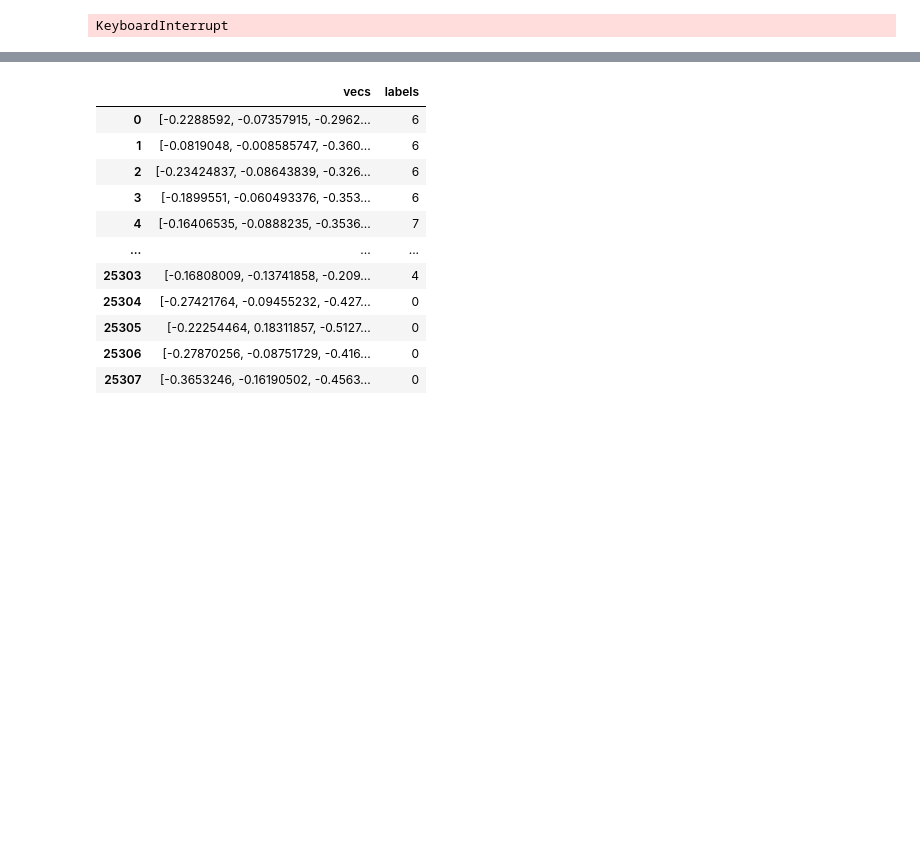
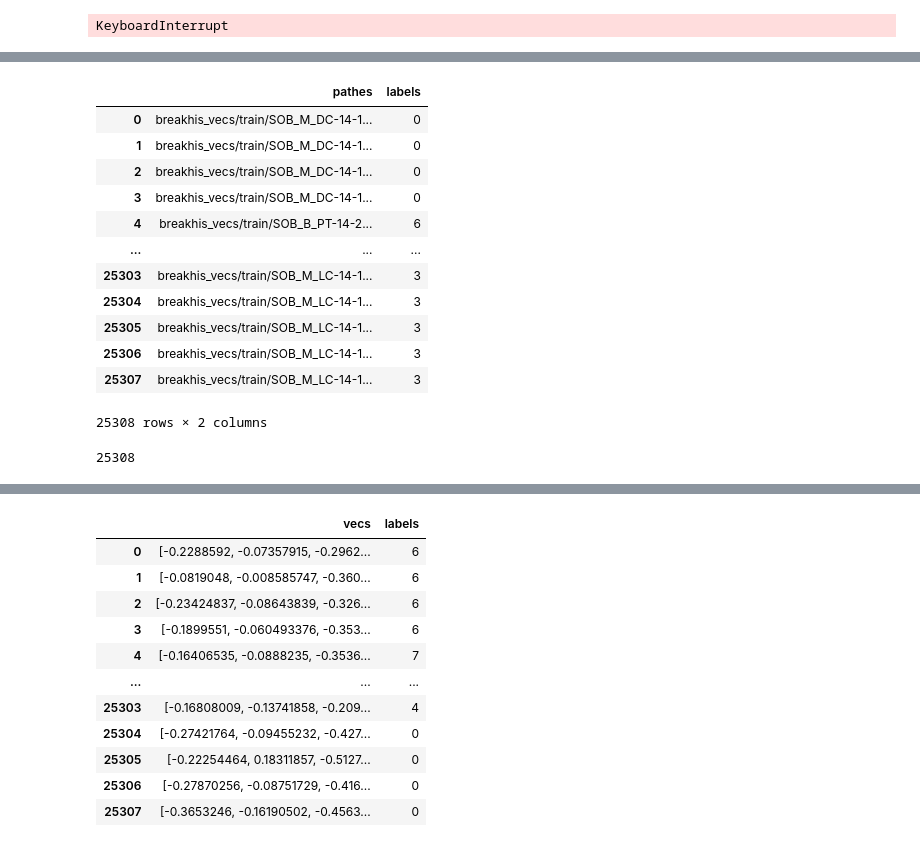
Before and after one commit to mseslami/breast-cancer-detection, a Jupyter notebook: breakhis.ipynb, the cells around one changed output, grey strips where cells are left out. Drawn from its saved outputs; the diff is of its cells as text; code cells hidden in the pictures; blank space fills up the shorter version.

```diff
--- a/breakhis.ipynb
+++ b/breakhis.ipynb
@@ -1920,0 +2087,21 @@ X = torch.linalg.lstsq(A, B).solution (Triggered internally at  C:\actions-runne
+# %%
+df_train = pd.DataFrame(data={'pathes':pathes, 'labels':labels})
+df_train
+# %% [output]
+|  | pathes | labels |
+| 0 | breakhis_vecs/train/SOB_M_DC-14-1... | 0 |
+| 1 | breakhis_vecs/train/SOB_M_DC-14-1... | 0 |
+| 2 | breakhis_vecs/train/SOB_M_DC-14-1... | 0 |
+| 3 | breakhis_vecs/train/SOB_M_DC-14-1... | 0 |
+| 4 | breakhis_vecs/train/SOB_B_PT-14-2... | 6 |
+| ... | ... | ... |
+| 25303 | breakhis_vecs/train/SOB_M_LC-14-1... | 3 |
+| 25304 | breakhis_vecs/train/SOB_M_LC-14-1... | 3 |
+| 25305 | breakhis_vecs/train/SOB_M_LC-14-1... | 3 |
+| 25306 | breakhis_vecs/train/SOB_M_LC-14-1... | 3 |
+| 25307 | breakhis_vecs/train/SOB_M_LC-14-1... | 3 |
+25308 rows × 2 columns
+# %%
+len(train)*4
+# %% [output]
+25308
```
Also changed, not shown: parts of 39 cells of this notebook, 2 other files.
